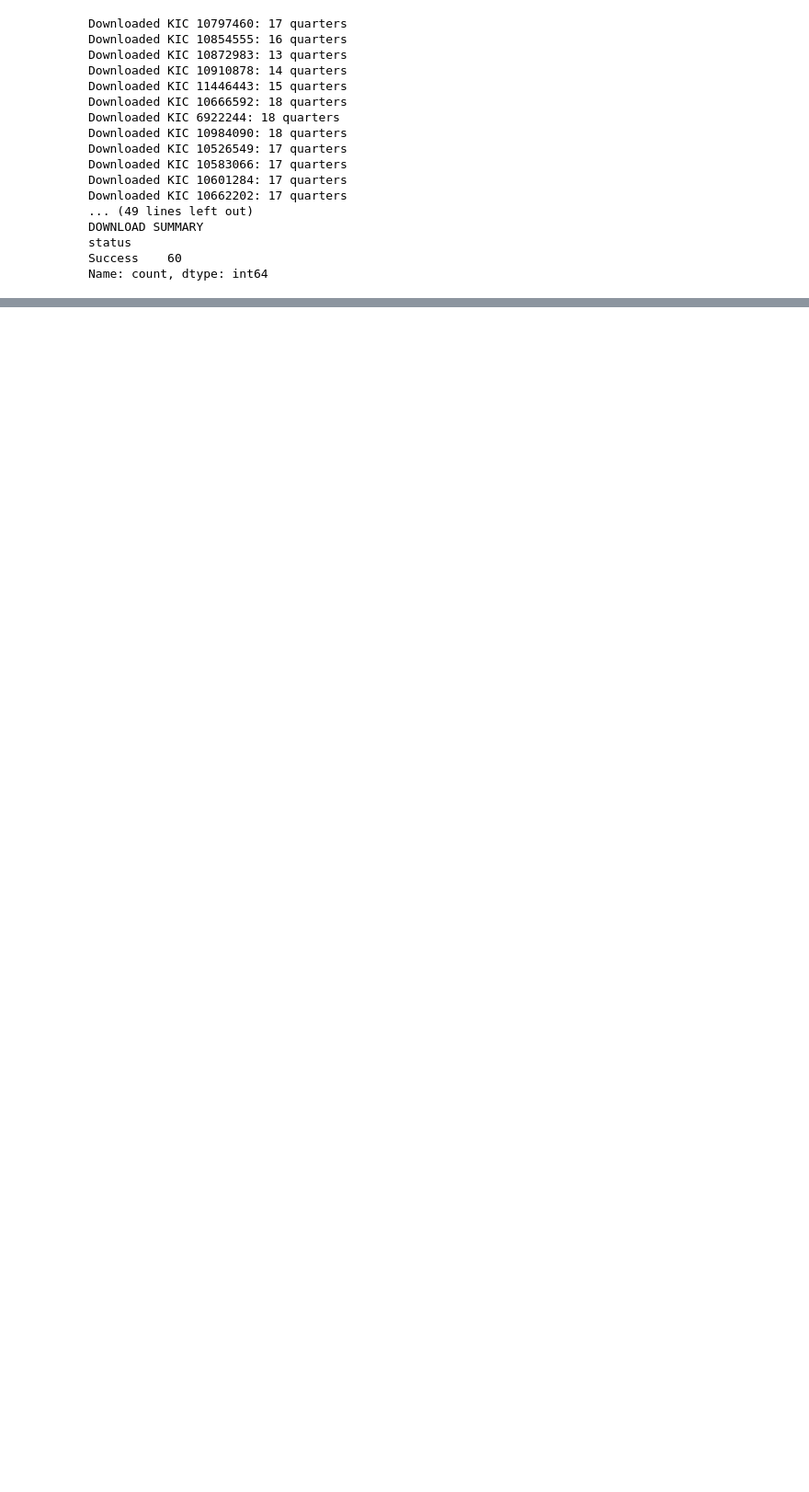
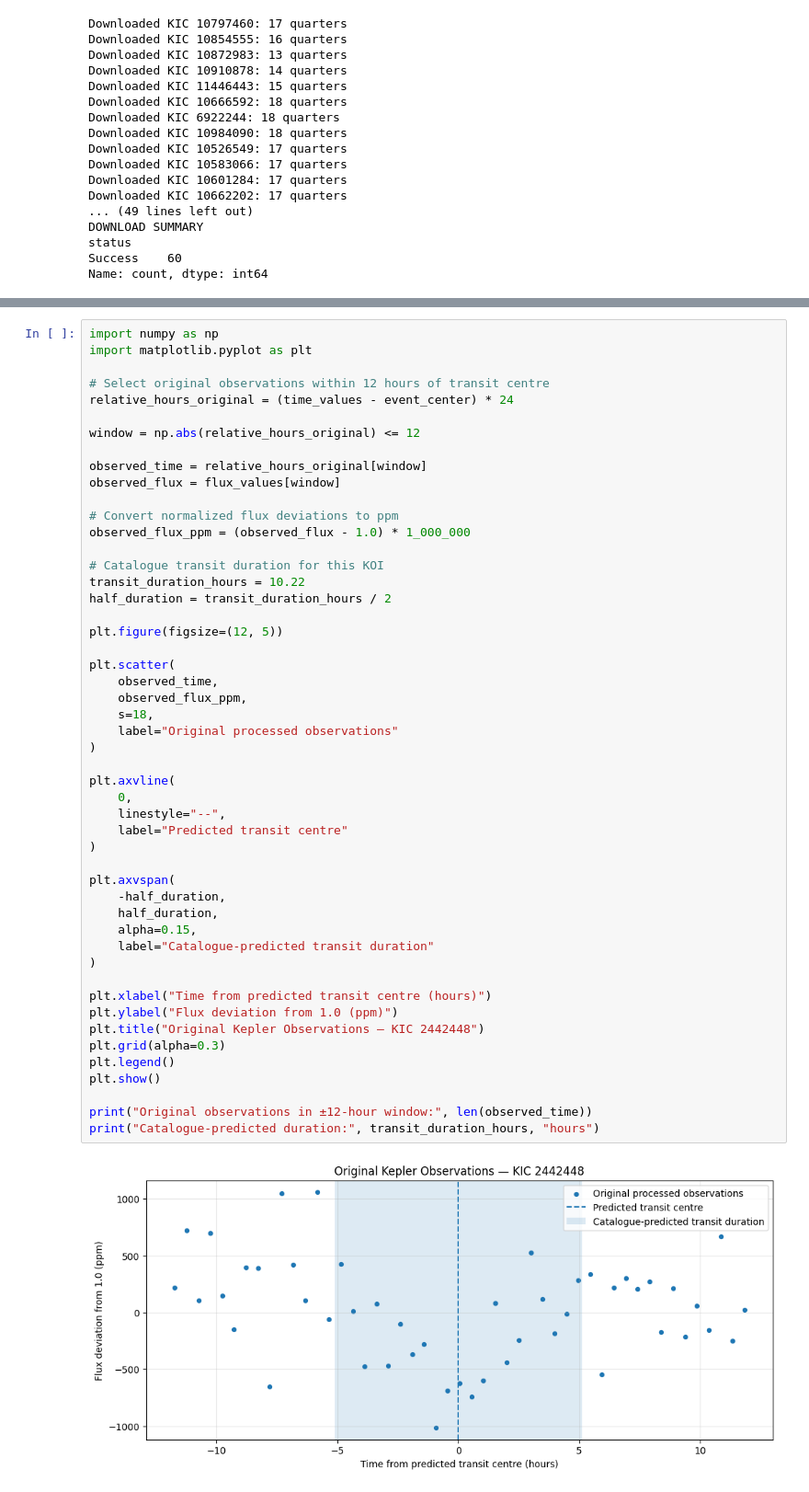
Before and after one commit to sanoop070/nasa-exoplanet-finder, a Jupyter notebook: exoplanet_cnn.ipynb, the cells around one changed output, grey strips where cells are left out. Shown at 92% size. Saved outputs shown, nothing was run; the diff lists cells and outputs as text; blank space fills up the shorter version.

```diff
--- a/exoplanet_cnn.ipynb
+++ b/exoplanet_cnn.ipynb
@@ -1367,0 +2258,52 @@ Name: count, dtype: int64
+# %%
+import numpy as np
+import matplotlib.pyplot as plt
+
+# Select original observations within 12 hours of transit centre
+relative_hours_original = (time_values - event_center) * 24
+
+window = np.abs(relative_hours_original) <= 12
+
+observed_time = relative_hours_original[window]
+observed_flux = flux_values[window]
+
+# Convert normalized flux deviations to ppm
+observed_flux_ppm = (observed_flux - 1.0) * 1_000_000
+
+# Catalogue transit duration for this KOI
+transit_duration_hours = 10.22
+half_duration = transit_duration_hours / 2
+
+plt.figure(figsize=(12, 5))
+
+plt.scatter(
+    observed_time,
+    observed_flux_ppm,
+    s=18,
+    label="Original processed observations"
+)
+
+plt.axvline(
+    0,
+    linestyle="--",
+    label="Predicted transit centre"
+)
+
+plt.axvspan(
+    -half_duration,
+    half_duration,
+    alpha=0.15,
+    label="Catalogue-predicted transit duration"
+)
+
+plt.xlabel("Time from predicted transit centre (hours)")
+plt.ylabel("Flux deviation from 1.0 (ppm)")
+plt.title("Original Kepler Observations — KIC 2442448")
+plt.grid(alpha=0.3)
+plt.legend()
+plt.show()
+
+print("Original observations in ±12-hour window:", len(observed_time))
+print("Catalogue-predicted duration:", transit_duration_hours, "hours")
+# %% [output]
+[figure, added]
```
Also changed, not shown: parts of 57 cells of this notebook.
